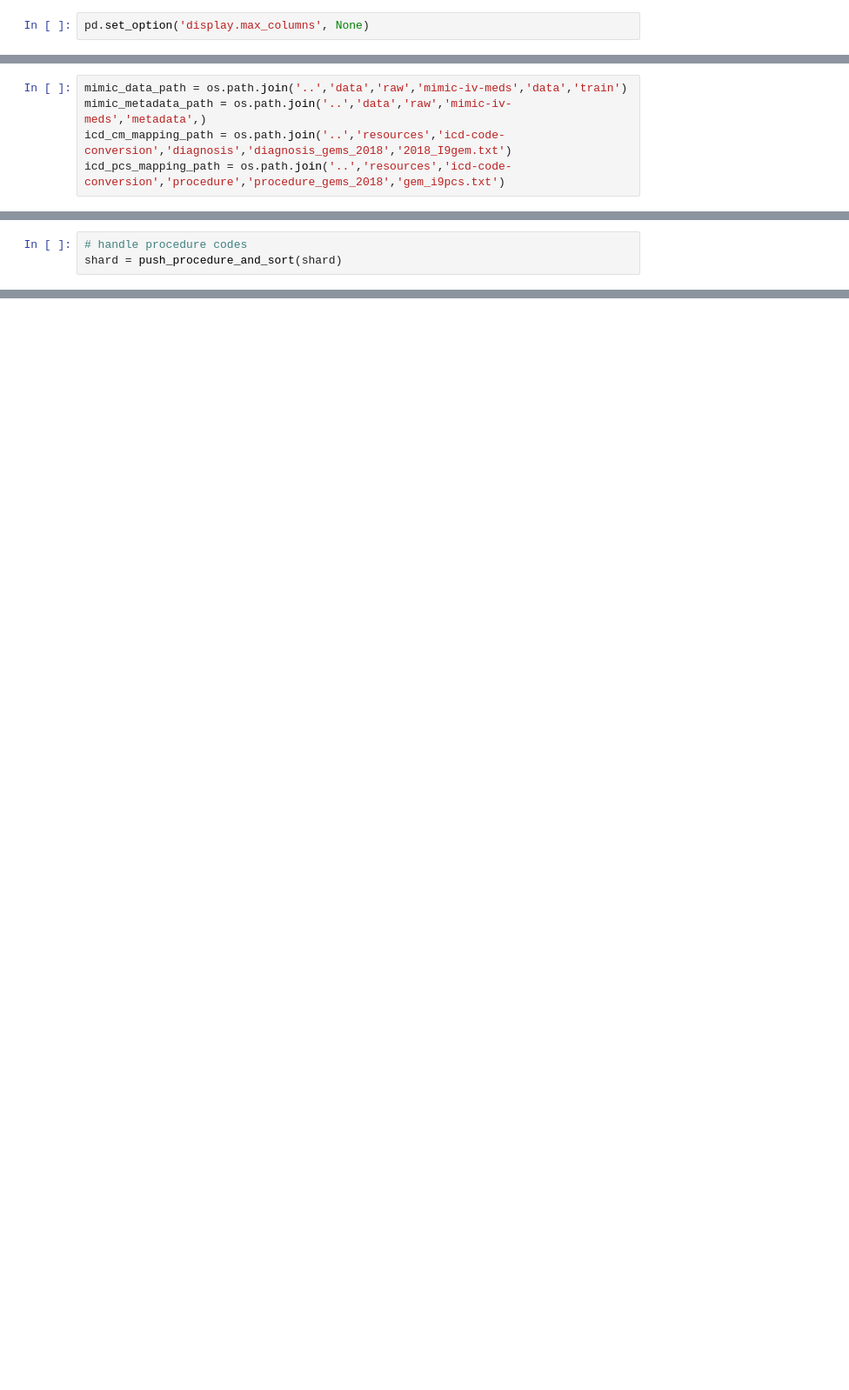
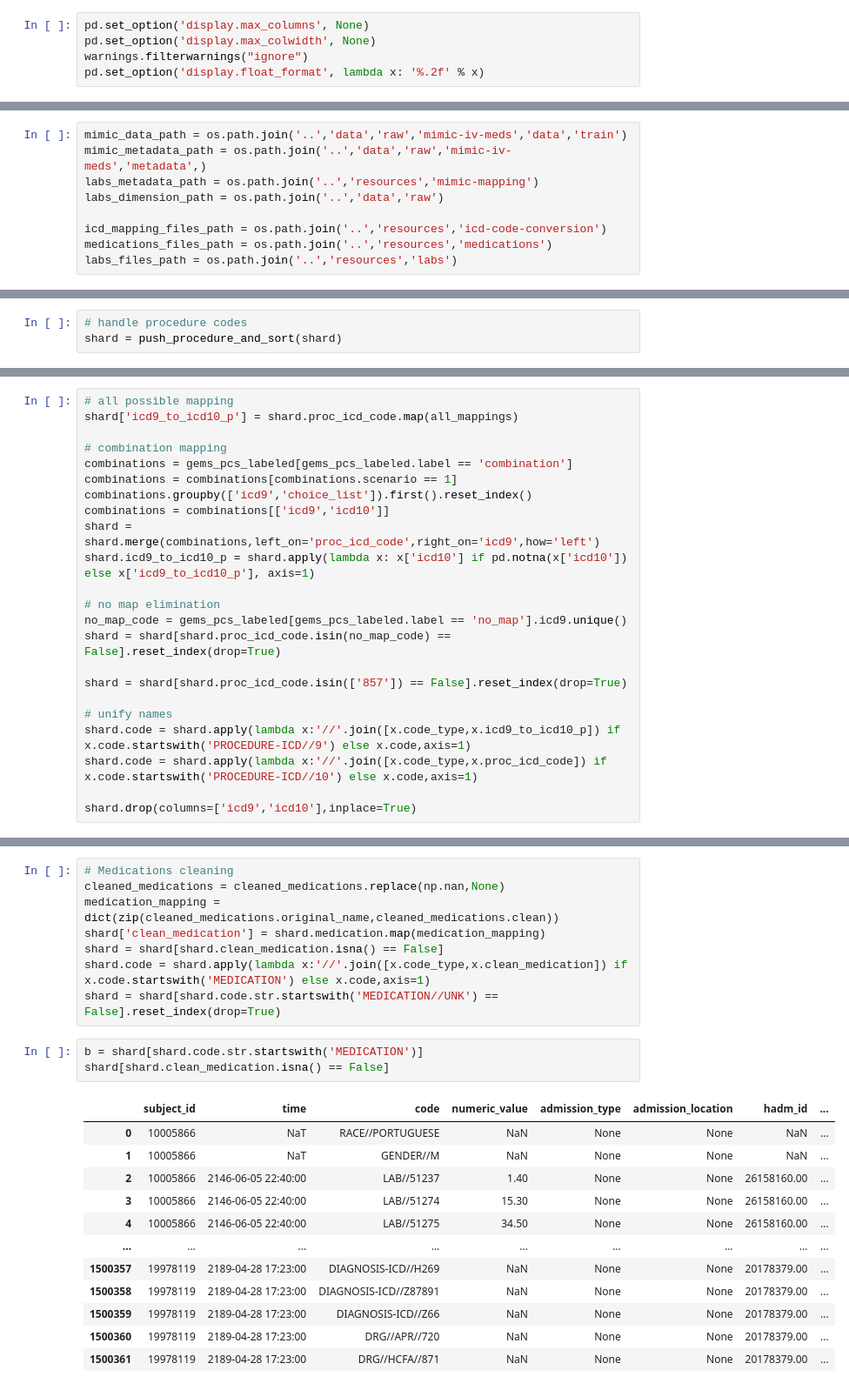
Before and after one commit to nyuad-cai/EHR-RAGp, a Jupyter notebook: notebooks/mimic-meds-preprocessing.ipynb, the cells around one changed output, grey strips where cells are left out. Shown: that part at 87% size. Saved outputs shown, nothing was run; the diff lists cells and outputs as text; blank space fills up the shorter version.

```diff
--- a/notebooks/mimic-meds-preprocessing.ipynb
+++ b/notebooks/mimic-meds-preprocessing.ipynb
@@ -10,5 +13,8 @@ from datetime import time, timedelta
 # %%
 pd.set_option('display.max_columns', None)
+pd.set_option('display.max_colwidth', None)
+warnings.filterwarnings("ignore")
+pd.set_option('display.float_format', lambda x: '%.2f' % x)
 # %% [markdown]
 # functions defintion
 # %%
@@ -198,5 +240,9 @@ def build_best_icd10_mapper(gems_df: pd.DataFrame) -> dict:
 # %%
 mimic_data_path = os.path.join('..','data','raw','mimic-iv-meds','data','train')
 mimic_metadata_path = os.path.join('..','data','raw','mimic-iv-meds','metadata',)
-icd_cm_mapping_path = os.path.join('..','resources','icd-code-conversion','diagnosis','diagnosis_gems_2018','2018_I9gem.txt')
-icd_pcs_mapping_path = os.path.join('..','resources','icd-code-conversion','procedure','procedure_gems_2018','gem_i9pcs.txt')
+labs_metadata_path = os.path.join('..','resources','mimic-mapping')
+labs_dimension_path = os.path.join('..','data','raw')
+
+icd_mapping_files_path = os.path.join('..','resources','icd-code-conversion')
+medications_files_path = os.path.join('..','resources','medications')
+labs_files_path = os.path.join('..','resources','labs')
@@ -308,0 +460,23 @@ shard = push_procedure_and_sort(shard)
+# %%
+# all possible mapping
+shard['icd9_to_icd10_p'] = shard.proc_icd_code.map(all_mappings)
+
+# combination mapping
+combinations = gems_pcs_labeled[gems_pcs_labeled.label == 'combination']
+combinations = combinations[combinations.scenario == 1]
+combinations.groupby(['icd9','choice_list']).first().reset_index()
+combinations = combinations[['icd9','icd10']]
+shard = shard.merge(combinations,left_on='proc_icd_code',right_on='icd9',how='left')
+shard.icd9_to_icd10_p = shard.apply(lambda x: x['icd10'] if pd.notna(x['icd10']) else x['icd9_to_icd10_p'], axis=1)
+
+# no map elimination
+no_map_code = gems_pcs_labeled[gems_pcs_labeled.label == 'no_map'].icd9.unique()
+shard = shard[shard.proc_icd_code.isin(no_map_code) == False].reset_index(drop=True)
+
+shard = shard[shard.proc_icd_code.isin(['857']) == False].reset_index(drop=True)
+
+# unify names
+shard.code = shard.apply(lambda x:'//'.join([x.code_type,x.icd9_to_icd10_p]) if x.code.startswith('PROCEDURE-ICD//9') else x.code,axis=1)
+shard.code = shard.apply(lambda x:'//'.join([x.code_type,x.proc_icd_code]) if x.code.startswith('PROCEDURE-ICD//10') else x.code,axis=1)
+
+shard.drop(columns=['icd9','icd10'],inplace=True)
@@ -308,0 +488,24 @@ shard = push_procedure_and_sort(shard)
+# %%
+# Medications cleaning
+cleaned_medications = cleaned_medications.replace(np.nan,None)
+medication_mapping = dict(zip(cleaned_medications.original_name,cleaned_medications.clean))
+shard['clean_medication'] = shard.medication.map(medication_mapping)
+shard = shard[shard.clean_medication.isna() == False]
+shard.code = shard.apply(lambda x:'//'.join([x.code_type,x.clean_medication]) if x.code.startswith('MEDICATION') else x.code,axis=1)
+shard = shard[shard.code.str.startswith('MEDICATION//UNK') == False].reset_index(drop=True)
+# %%
+b = shard[shard.code.str.startswith('MEDICATION')]
+shard[shard.clean_medication.isna() == False]
+# %% [output]
+|  | subject_id | time | code | numeric_value | admission_type | admission_location | hadm_id | ... |
+| 0 | 10005866 | NaT | RACE//PORTUGUESE | NaN | None | None | NaN | ... |
+| 1 | 10005866 | NaT | GENDER//M | NaN | None | None | NaN | ... |
+| 2 | 10005866 | 2146-06-05 22:40:00 | LAB//51237 | 1.40 | None | None | 26158160.00 | ... |
+| 3 | 10005866 | 2146-06-05 22:40:00 | LAB//51274 | 15.30 | None | None | 26158160.00 | ... |
+| 4 | 10005866 | 2146-06-05 22:40:00 | LAB//51275 | 34.50 | None | None | 26158160.00 | ... |
+| ... | ... | ... | ... | ... | ... | ... | ... | ... |
+| 1500357 | 19978119 | 2189-04-28 17:23:00 | DIAGNOSIS-ICD//H269 | NaN | None | None | 20178379.00 | ... |
+| 1500358 | 19978119 | 2189-04-28 17:23:00 | DIAGNOSIS-ICD//Z87891 | NaN | None | None | 20178379.00 | ... |
+| 1500359 | 19978119 | 2189-04-28 17:23:00 | DIAGNOSIS-ICD//Z66 | NaN | None | None | 20178379.00 | ... |
+| 1500360 | 19978119 | 2189-04-28 17:23:00 | DRG//APR//720 | NaN | None | None | 20178379.00 | ... |
+| 1500361 | 19978119 | 2189-04-28 17:23:00 | DRG//HCFA//871 | NaN | None | None | 20178379.00 | ... |
```
Also changed, not shown: parts of 122 cells of this notebook, 52 other files.
